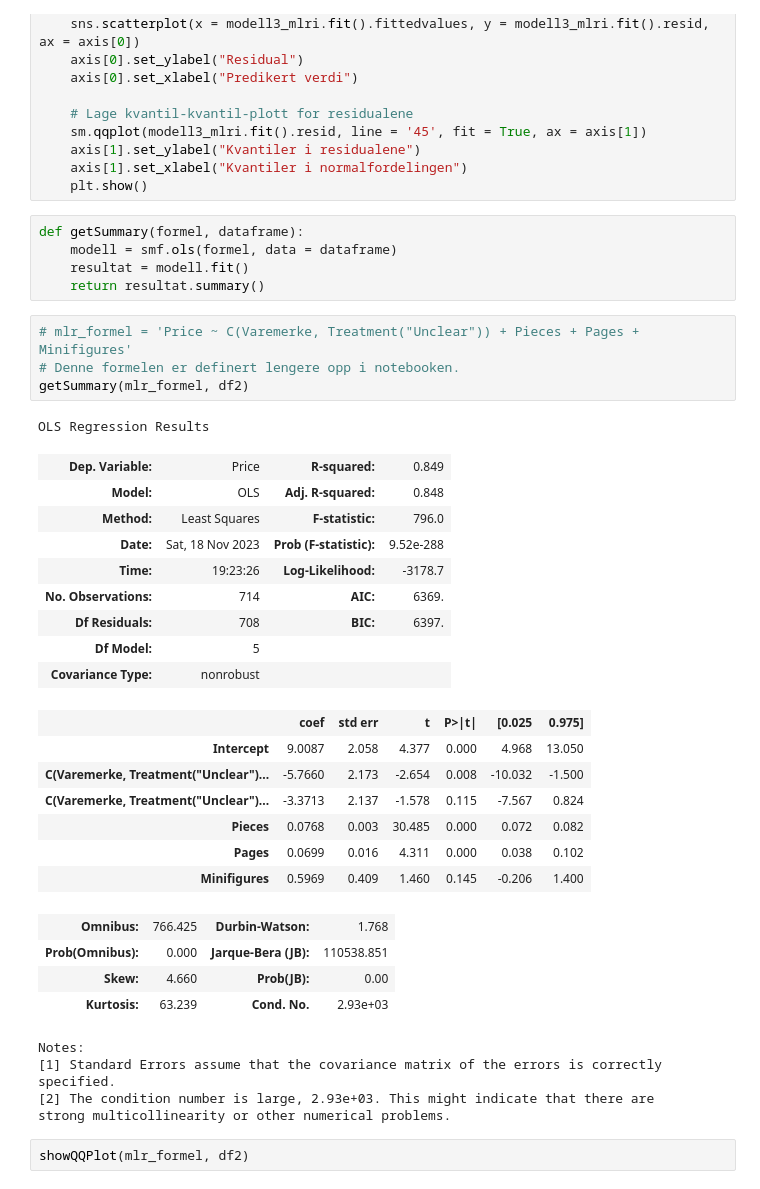
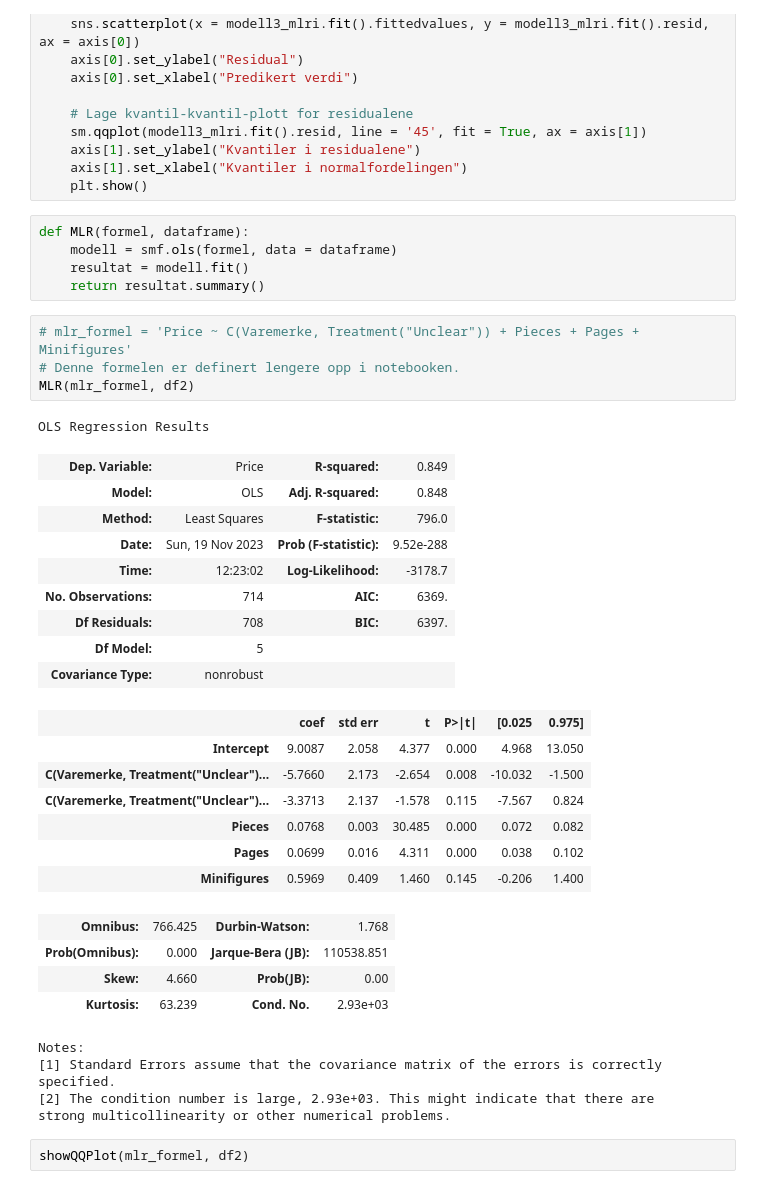
Before and after one commit to erikbjo/istg1003prosjekt, a Jupyter notebook: Oppgaver/arthurTestBook.ipynb, the cells around one changed output. Cells and saved outputs as stored; diff of their text form.

```diff
--- a/Oppgaver/arthurTestBook.ipynb
+++ b/Oppgaver/arthurTestBook.ipynb
@@ -436,21 +436,21 @@ def showQQPlot(formel, dataframe):
     axis[1].set_xlabel("Kvantiler i normalfordelingen")
     plt.show()
 # %%
-def getSummary(formel, dataframe):
+def MLR(formel, dataframe):
     modell = smf.ols(formel, data = dataframe)
     resultat = modell.fit()
     return resultat.summary()
 # %%
 # mlr_formel = 'Price ~ C(Varemerke, Treatment("Unclear")) + Pieces + Pages + Minifigures'
 # Denne formelen er definert lengere opp i notebooken.
-getSummary(mlr_formel, df2)
+MLR(mlr_formel, df2)
 # %% [output]
 OLS Regression Results
 | Dep. Variable: | Price | R-squared: | 0.849 |
 | Model: | OLS | Adj. R-squared: | 0.848 |
 | Method: | Least Squares | F-statistic: | 796.0 |
-| Date: | Sat, 18 Nov 2023 | Prob (F-statistic): | 9.52e-288 |
-| Time: | 19:23:26 | Log-Likelihood: | -3178.7 |
+| Date: | Sun, 19 Nov 2023 | Prob (F-statistic): | 9.52e-288 |
+| Time: | 12:23:02 | Log-Likelihood: | -3178.7 |
 | No. Observations: | 714 | AIC: | 6369. |
 | Df Residuals: | 708 | BIC: | 6397. |
 | Df Model: | 5 |  |  |
```
Also changed, not shown: parts of 4 cells of this notebook.
